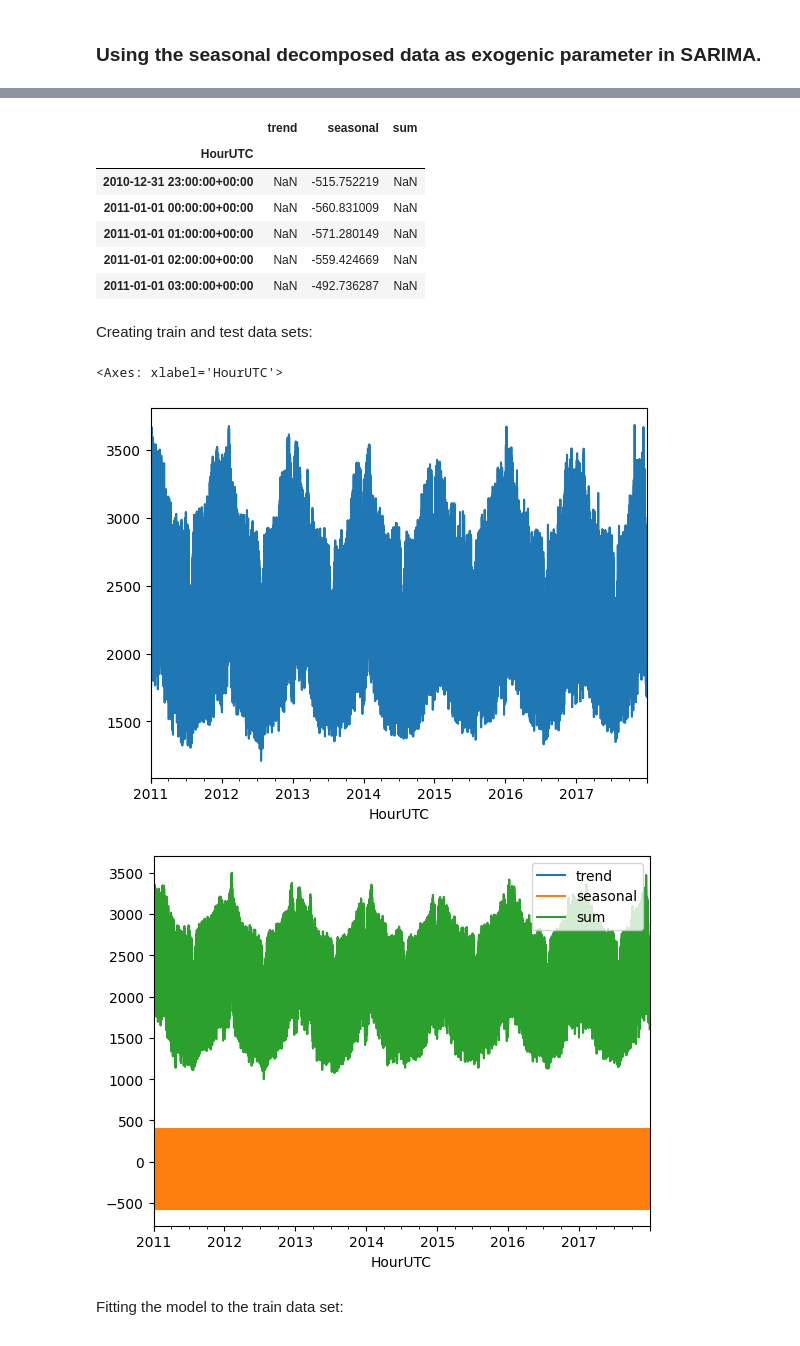
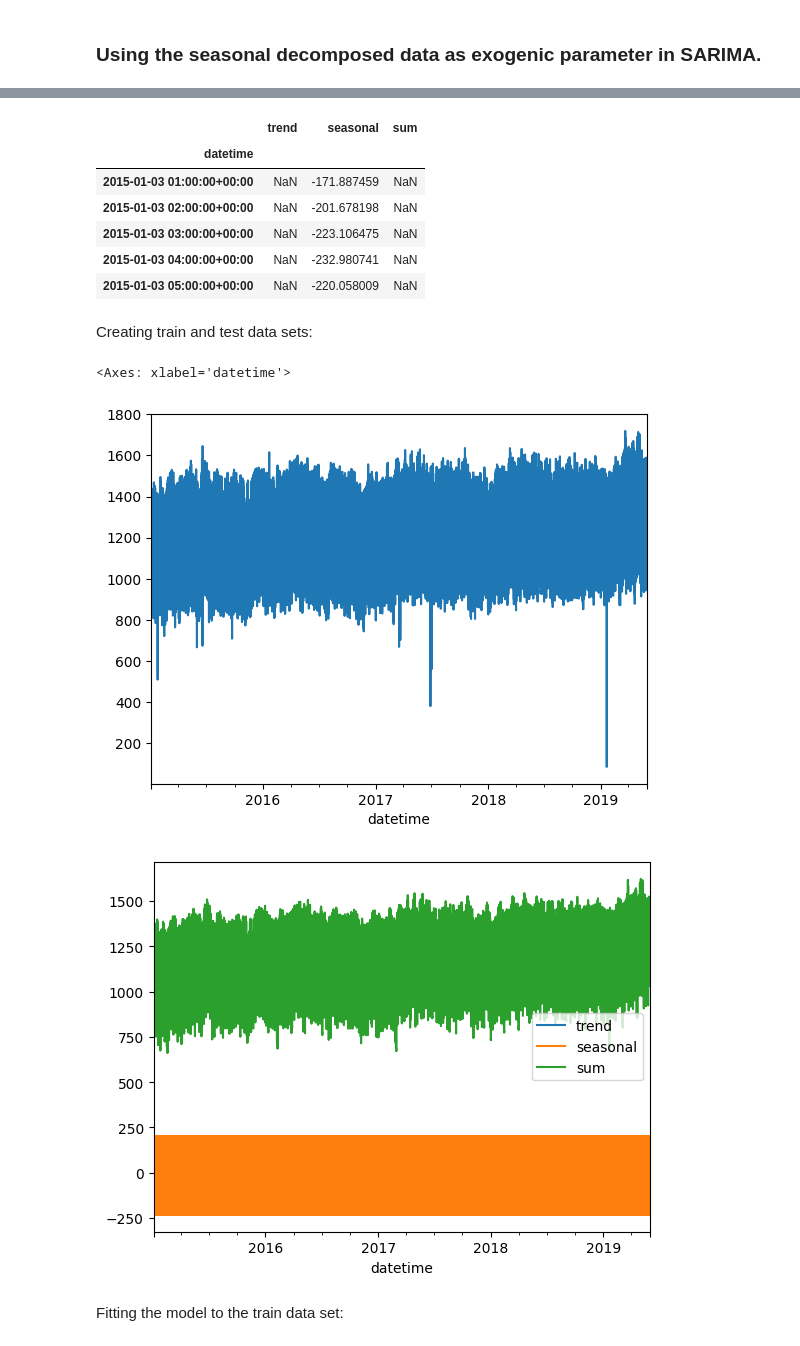
Before and after one commit to yamac0/IE423, a Jupyter notebook: Task10.ipynb, the cells around one changed output, grey strips where cells are left out. Cells and saved outputs as stored; diff of their text form; code cells hidden in the pictures.

```diff
--- a/Task10.ipynb
+++ b/Task10.ipynb
@@ -451,10 +447,12 @@ print(df.index.min())
 # %% [markdown]
 Selecting the following date as the dividing point between training and testing data:
 # %%
-dev_date_str = '2017-12-31'
+dev_date_str = '2019-05-31'
 # Convert dev_date_str to a datetime object
 dev_date = datetime.strptime(dev_date_str, '%Y-%m-%d')
 dev_date = pd.Timestamp(dev_date, tz='UTC')
+df.index = df.index.tz_localize('UTC')
+
 train_data = df[:dev_date]
 test_data = df[dev_date:]
 # %% [markdown]
@@ -809,6 +829,6 @@ SARIMA models are valuable tools for handling time series data with complex seas
 ### Using the seasonal decomposed data as exogenic parameter in SARIMA.
 # %%
 from statsmodels.tsa.seasonal import seasonal_decompose
-result = seasonal_decompose(df['GrossCon'], model='additive')  # model='add' also works
+result = seasonal_decompose(df['nat_demand'], model='additive')  # model='add' also works
 result.plot();
 # %% [output]
@@ -849,16 +869,16 @@ df_decom_data.plot()
 df_decom_data.head()
 # %% [output]
 |  | trend | seasonal | sum |
-| HourUTC |  |  |  |
-| 2010-12-31 23:00:00+00:00 | NaN | -515.752219 | NaN |
-| 2011-01-01 00:00:00+00:00 | NaN | -560.831009 | NaN |
-| 2011-01-01 01:00:00+00:00 | NaN | -571.280149 | NaN |
-| 2011-01-01 02:00:00+00:00 | NaN | -559.424669 | NaN |
-| 2011-01-01 03:00:00+00:00 | NaN | -492.736287 | NaN |
+| datetime |  |  |  |
+| 2015-01-03 01:00:00+00:00 | NaN | -171.887459 | NaN |
+| 2015-01-03 02:00:00+00:00 | NaN | -201.678198 | NaN |
+| 2015-01-03 03:00:00+00:00 | NaN | -223.106475 | NaN |
+| 2015-01-03 04:00:00+00:00 | NaN | -232.980741 | NaN |
+| 2015-01-03 05:00:00+00:00 | NaN | -220.058009 | NaN |
 # %% [markdown]
 Creating train and test data sets:
 # %%
-dev_date_str = '2017-12-31'
+dev_date_str = '2019-05-31'
 # Convert dev_date_str to a datetime object
 dev_date = datetime.strptime(dev_date_str, '%Y-%m-%d')
 dev_date = pd.Timestamp(dev_date, tz='UTC')
@@ -869,12 +889,12 @@ df_decom_data_train = df_decom_data[:dev_date]
 # %%
 ind = 100000
 
-train_data_exo['GrossCon'][:ind].plot()
+train_data_exo['nat_demand'][:ind].plot()
 df_decom_data_train[:ind].plot()
 # %% [output]
-<Axes: xlabel='HourUTC'>
+<Axes: xlabel='datetime'>
-[figure, old version]
+[figure, new version]
-[figure, old version]
+[figure, new version]
 # %% [markdown]
 Fitting the model to the train data set:
 # %%
```
Also changed, not shown: parts of 66 cells of this notebook.
